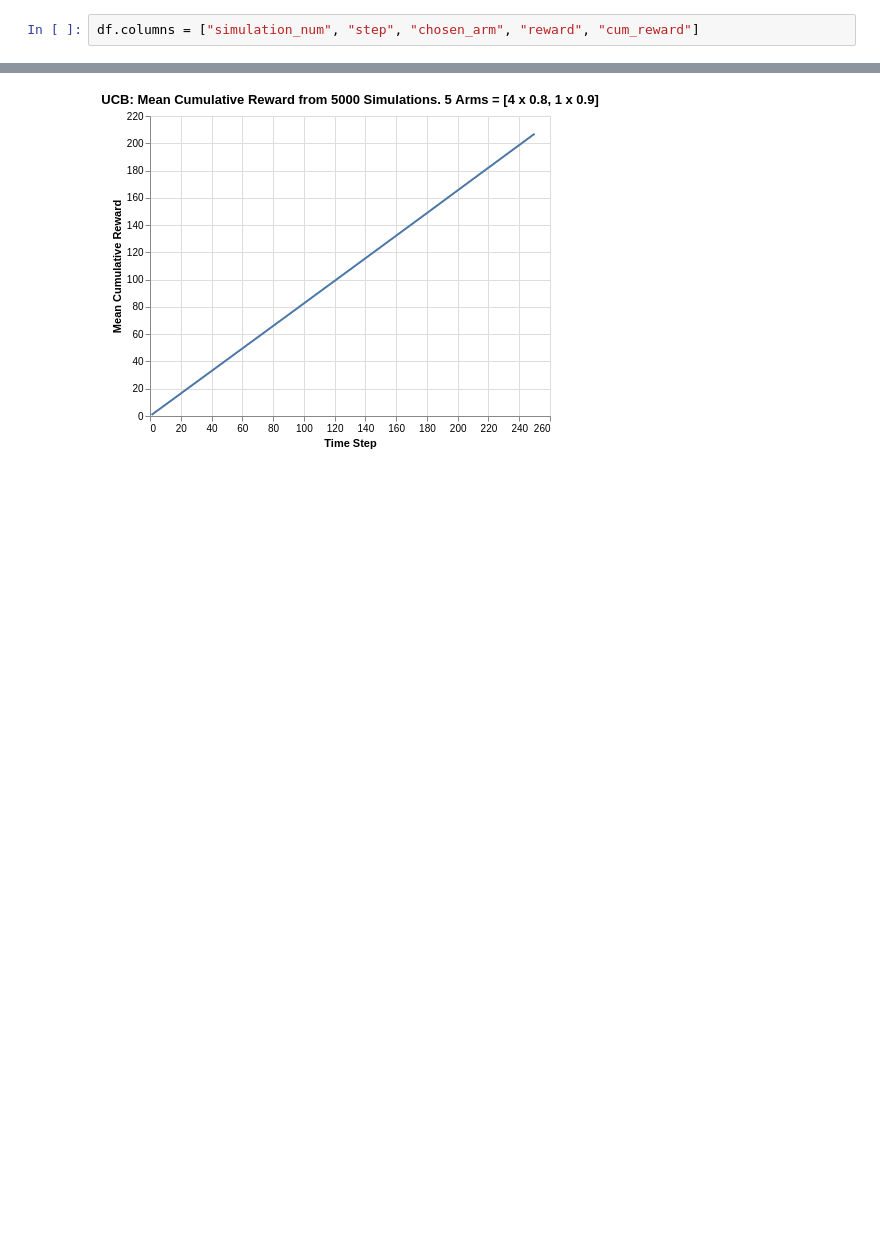
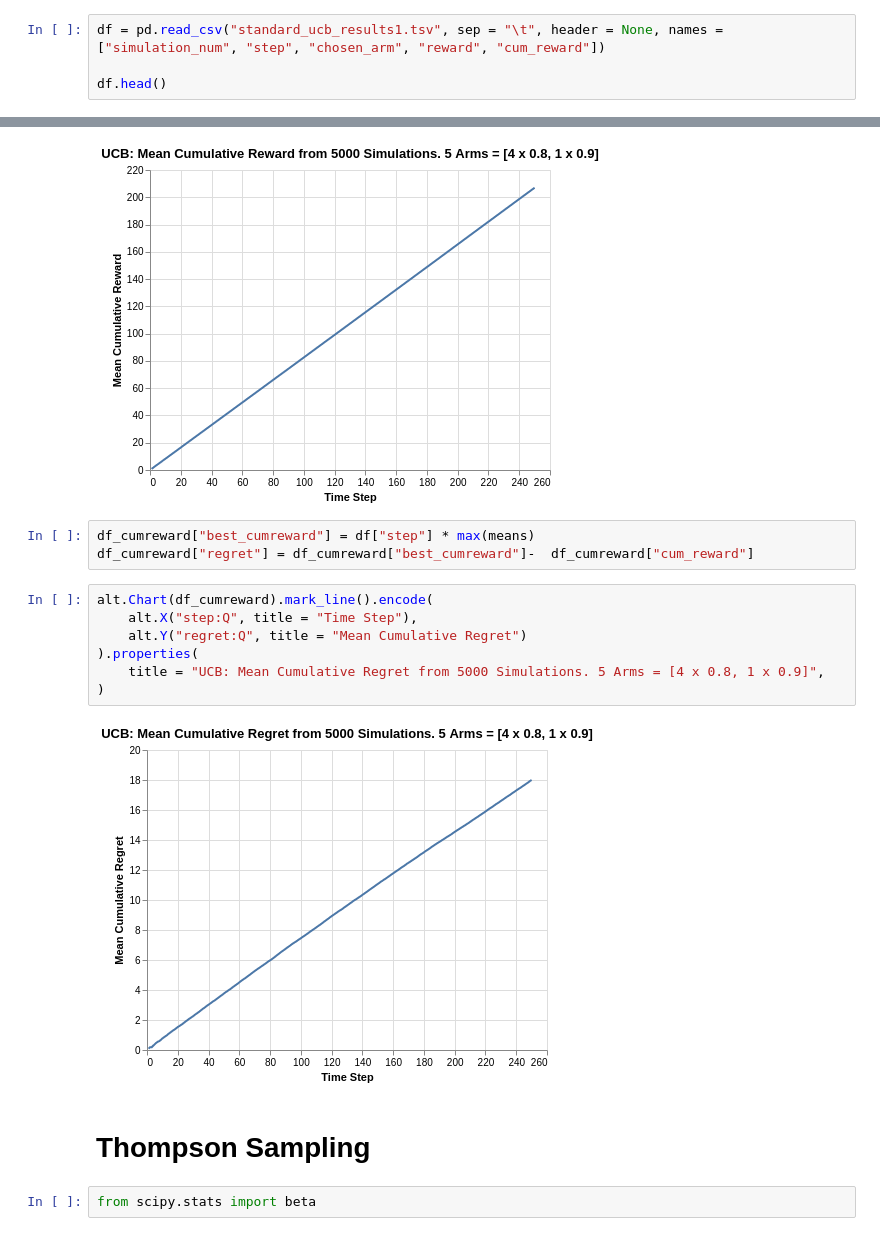
Before and after one commit to kfoofw/bandit_simulations, a Jupyter notebook: python/notebooks/analysis.ipynb, the cells around one changed output, grey strips where cells are left out. Saved outputs shown, nothing was run; the diff lists cells and outputs as text; blank space fills up the shorter version.

Commit message:
halfway through thompson sampling

```diff
--- a/python/notebooks/analysis.ipynb
+++ b/python/notebooks/analysis.ipynb
@@ -605,2 +652,4 @@ df = pd.DataFrame(results).T
 # %%
-df.columns = ["simulation_num", "step", "chosen_arm", "reward", "cum_reward"]
+df = pd.read_csv("standard_ucb_results1.tsv", sep = "\t", header = None, names = ["simulation_num", "step", "chosen_arm", "reward", "cum_reward"])
+
+df.head()
@@ -642,3 +698,19 @@ alt.Chart(df_cumreward).mark_line().encode(
 )
 # %% [output]
 [figure]
+# %%
+df_cumreward["best_cumreward"] = df["step"] * max(means)
+df_cumreward["regret"] = df_cumreward["best_cumreward"]-  df_cumreward["cum_reward"]
+# %%
+alt.Chart(df_cumreward).mark_line().encode(
+    alt.X("step:Q", title = "Time Step"),
+    alt.Y("regret:Q", title = "Mean Cumulative Regret")
+).properties(
+    title = "UCB: Mean Cumulative Regret from 5000 Simulations. 5 Arms = [4 x 0.8, 1 x 0.9]",
+)
+# %% [output]
+[figure, added]
+# %% [markdown]
+# Thompson Sampling
+# %%
+from scipy.stats import beta
```
Also changed, not shown: parts of 31 cells of this notebook, 6 other files.
